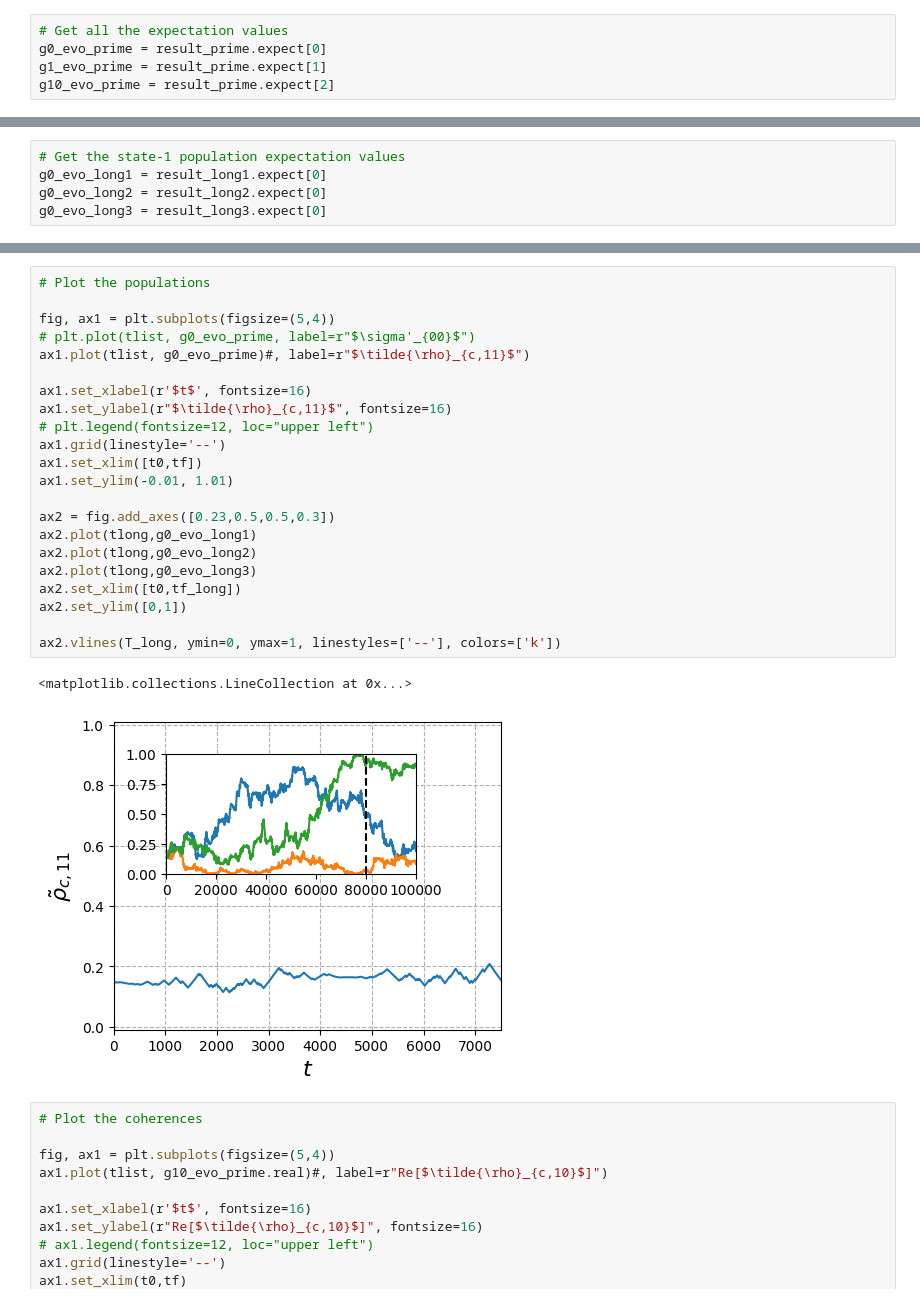
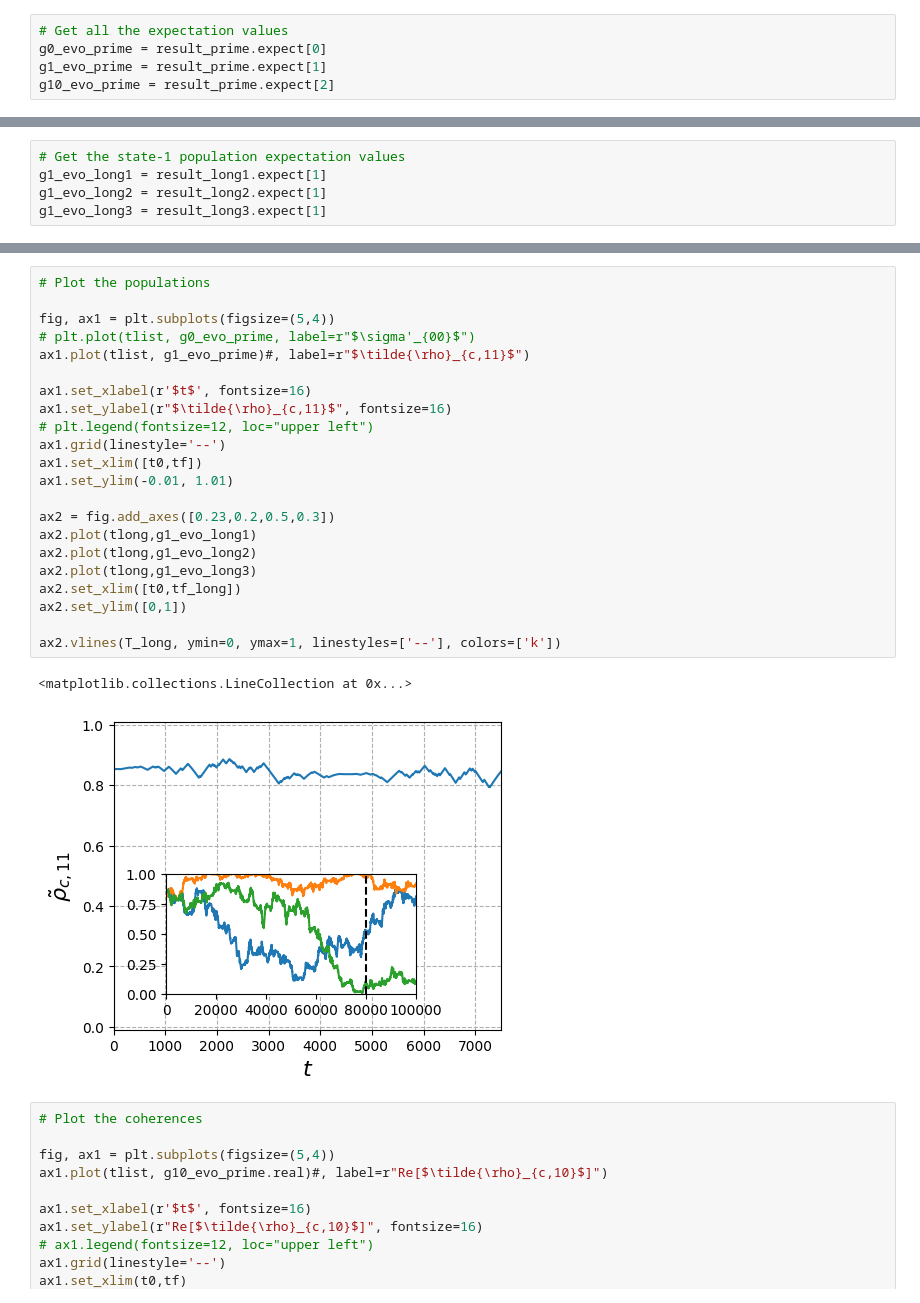
Before and after one commit to mikeal888/The_V_model, a Jupyter notebook: two_ls.ipynb, the cells around one changed output, grey strips where cells are left out. Cells and saved outputs as stored; diff of their text form.

```diff
--- a/two_ls.ipynb
+++ b/two_ls.ipynb
@@ -160,8 +160,8 @@ Total run time:  15.32s
 # %%
 # Get the state-1 population expectation values
-g0_evo_long1 = result_long1.expect[0]
-g0_evo_long2 = result_long2.expect[0]
-g0_evo_long3 = result_long3.expect[0]
+g1_evo_long1 = result_long1.expect[1]
+g1_evo_long2 = result_long2.expect[1]
+g1_evo_long3 = result_long3.expect[1]
 # %%
 # Simulate a trajectory over a shorter time frame to show decay of coherece
 
@@ -177,28 +177,28 @@ Total run time:   1.41s
 # %%
 # Plot the populations
 
 fig, ax1 = plt.subplots(figsize=(5,4))
 # plt.plot(tlist, g0_evo_prime, label=r"$\sigma'_{00}$")
-ax1.plot(tlist, g0_evo_prime)#, label=r"$\tilde{\rho}_{c,11}$")
+ax1.plot(tlist, g1_evo_prime)#, label=r"$\tilde{\rho}_{c,11}$")
 
 ax1.set_xlabel(r'$t$', fontsize=16)
 ax1.set_ylabel(r"$\tilde{\rho}_{c,11}$", fontsize=16)
 # plt.legend(fontsize=12, loc="upper left")
 ax1.grid(linestyle='--')
 ax1.set_xlim([t0,tf])
 ax1.set_ylim(-0.01, 1.01)
 
-ax2 = fig.add_axes([0.23,0.5,0.5,0.3])
-ax2.plot(tlong,g0_evo_long1)
-ax2.plot(tlong,g0_evo_long2)
-ax2.plot(tlong,g0_evo_long3)
+ax2 = fig.add_axes([0.23,0.2,0.5,0.3])
+ax2.plot(tlong,g1_evo_long1)
+ax2.plot(tlong,g1_evo_long2)
+ax2.plot(tlong,g1_evo_long3)
 ax2.set_xlim([t0,tf_long])
 ax2.set_ylim([0,1])
 
 ax2.vlines(T_long, ymin=0, ymax=1, linestyles=['--'], colors=['k'])
 # %% [output]
 <matplotlib.collections.LineCollection at 0x...>
-[figure, old version]
+[figure, new version]
 # %%
 # Plot the coherences
 
```
Also changed, not shown: parts of 3 cells of this notebook.
